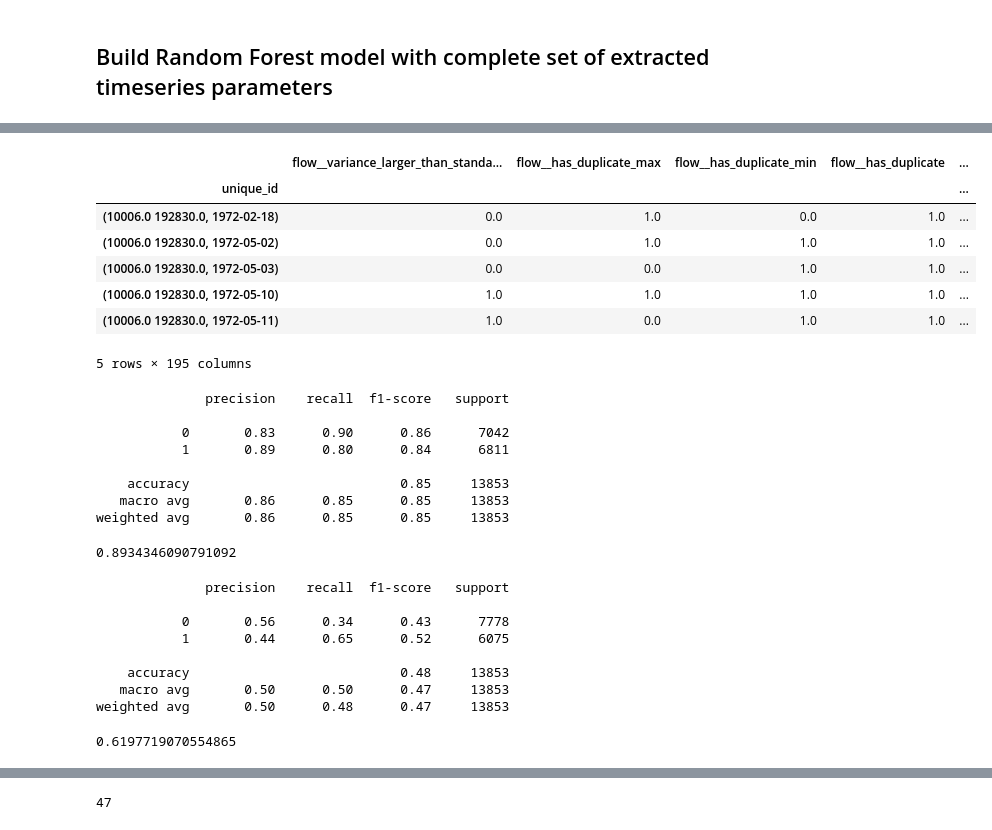
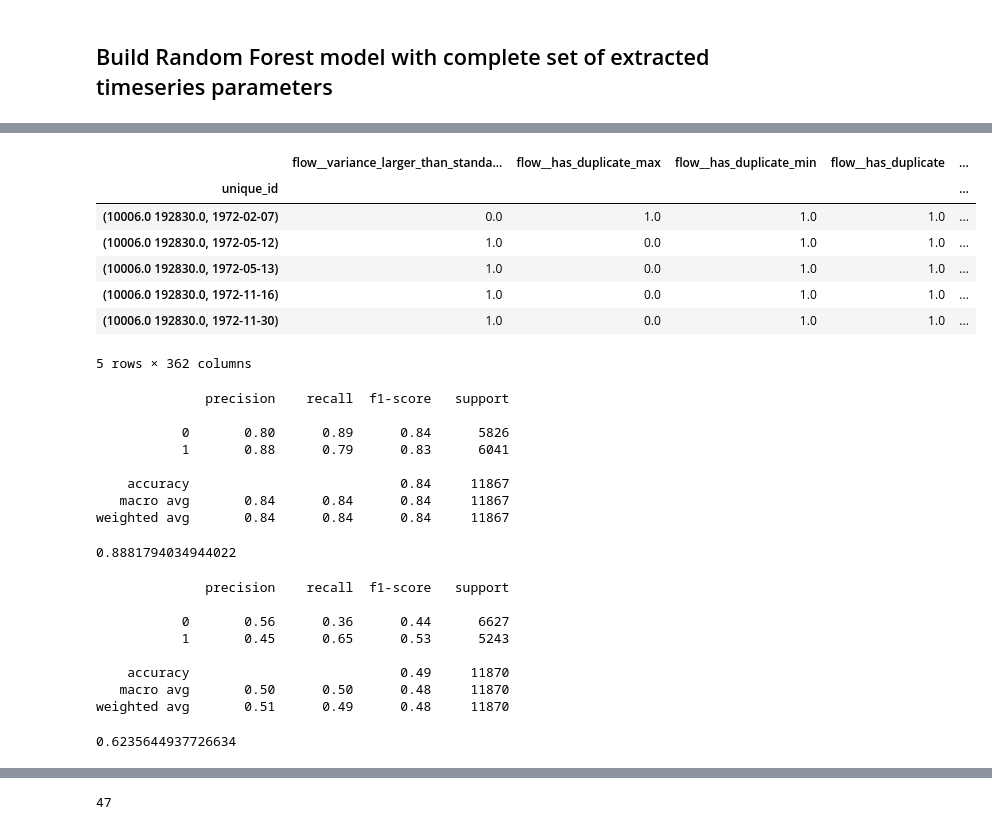
Before and after one commit to cbaggini/extreme-snowmelt-forecast, a Jupyter notebook: extreme-snowmelt-ts-params.ipynb, the cells around one changed output, grey strips where cells are left out. Saved outputs shown, nothing was run; the diff lists cells and outputs as text; code cells hidden in the pictures.

```diff
--- a/extreme-snowmelt-ts-params.ipynb
+++ b/extreme-snowmelt-ts-params.ipynb
@@ -42,6 +42,7 @@ def auc_pr_score(y_true, y_pred):
 auc_pr = make_scorer(auc_pr_score, greater_is_better=True)
 
 N_DAYS = 30
+TIME_LAG = 10
 # %% [markdown]
 ## Create rolled dataframe
 # %%
@@ -323,2 +322,22 @@ X_features_under_all.to_csv(
 # %% [markdown]
 ## Build Random Forest model with complete set of extracted timeseries parameters
+# %%
+import ast
+
+X_features_under_all = pd.read_csv(
+    '../df_extracted_all_nearmiss_' + str(N_DAYS) + '_dist_unique_' + str(TIME_LAG) + '.csv')
+
+all_data_clean = pd.read_csv('../all_data_clean.csv')
+
+### to get the binary labels for last day of rolled time series
+# all_data_clean['unique_id'] = list(zip(all_data_clean.site_id, all_data_clean.date))
+
+### to get the binary labels for n days after end of rolled time series
+all_data_clean['shifted_date'] = pd.to_datetime(
+    all_data_clean.date) + pd.Timedelta(days=TIME_LAG)
+all_data_clean['shifted_date'] = all_data_clean['shifted_date'].dt.strftime(
+    '%Y-%m-%d')
+all_data_clean['unique_id'] = list(
+    zip(all_data_clean.site_id, all_data_clean.shifted_date))
+all_data_clean = all_data_clean.dropna()
+all_data_clean.head()
@@ -325,34 +354,22 @@ X_features_under_all.to_csv(
 # %%
-import ast
-
-X_features_under_all = pd.read_csv(
-    '../df_extracted_all_nearmiss_' + str(N_DAYS) + '_dist_unique.csv')
-
-all_data_clean = pd.read_csv('../all_data_clean.csv')
-
-all_data_clean['unique_id'] = list(
-    zip(all_data_clean.site_id, all_data_clean.date))
-
-X_features_under_all['unique_id'] = X_features_under_all['Unnamed: 0'].apply(
-    ast.literal_eval)
 X_features_under_all = pd.merge(X_features_under_all, all_data_clean[[
     'binary', 'unique_id']], how='left', on='unique_id')
 X_features_under_all = X_features_under_all.set_index(
     X_features_under_all['unique_id'], drop=True)
 y_under = X_features_under_all['binary']
 X_features_under_filtered = X_features_under_all.dropna(axis=1)
 X_features_under_filtered = X_features_under_filtered.drop(
     columns=['unique_id', 'Unnamed: 0', 'binary'])
 X_features_under_filtered.head()
 # %% [output]
 |  | flow__variance_larger_than_standa... | flow__has_duplicate_max | flow__has_duplicate_min | flow__has_duplicate | ... |
 | unique_id |  |  |  |  | ... |
-| (10006.0 192830.0, 1972-02-18) | 0.0 | 1.0 | 0.0 | 1.0 | ... |
-| (10006.0 192830.0, 1972-05-02) | 0.0 | 1.0 | 1.0 | 1.0 | ... |
-| (10006.0 192830.0, 1972-05-03) | 0.0 | 0.0 | 1.0 | 1.0 | ... |
-| (10006.0 192830.0, 1972-05-10) | 1.0 | 1.0 | 1.0 | 1.0 | ... |
-| (10006.0 192830.0, 1972-05-11) | 1.0 | 0.0 | 1.0 | 1.0 | ... |
+| (10006.0 192830.0, 1972-02-07) | 0.0 | 1.0 | 1.0 | 1.0 | ... |
+| (10006.0 192830.0, 1972-05-12) | 1.0 | 0.0 | 1.0 | 1.0 | ... |
+| (10006.0 192830.0, 1972-05-13) | 1.0 | 0.0 | 1.0 | 1.0 | ... |
+| (10006.0 192830.0, 1972-11-16) | 1.0 | 0.0 | 1.0 | 1.0 | ... |
+| (10006.0 192830.0, 1972-11-30) | 1.0 | 0.0 | 1.0 | 1.0 | ... |
-5 rows × 195 columns
+5 rows × 362 columns
 # %%
 # split into train and test sets
 X_filtered_train, X_filtered_test, y_train, y_test = train_test_split(
@@ -365,13 +382,13 @@ auc_pr_score(y_test, classifier_filtered.predict(X_filtered_test))
 # %% [output]
               precision    recall  f1-score   support
 
-           0       0.83      0.90      0.86      7042
-           1       0.89      0.80      0.84      6811
+           0       0.80      0.89      0.84      5826
+           1       0.88      0.79      0.83      6041
 
-    accuracy                           0.85     13853
-   macro avg       0.86      0.85      0.85     13853
-weighted avg       0.86      0.85      0.85     13853
+    accuracy                           0.84     11867
+   macro avg       0.84      0.84      0.84     11867
+weighted avg       0.84      0.84      0.84     11867
-0.8934346090791092
+0.8881794034944022
 # %%
 # split into train and test sets by date
 X_filtered_sorted = X_features_under_filtered.sort_index(key=lambda d: d.map(lambda x: x[1]))
@@ -387,13 +404,13 @@ auc_pr_score(y_test, classifier_filtered.predict(X_filtered_test))
 # %% [output]
               precision    recall  f1-score   support
 
-           0       0.56      0.34      0.43      7778
-           1       0.44      0.65      0.52      6075
+           0       0.56      0.36      0.44      6627
+           1       0.45      0.65      0.53      5243
 
-    accuracy                           0.48     13853
-   macro avg       0.50      0.50      0.47     13853
-weighted avg       0.50      0.48      0.47     13853
+    accuracy                           0.49     11870
+   macro avg       0.50      0.50      0.48     11870
+weighted avg       0.51      0.49      0.48     11870
-0.6197719070554865
+0.6235644937726634
 # %%
 # split into training and test sets by site
 indx = X_features_under_filtered.index.unique()
```
Also changed, not shown: parts of 22 cells of this notebook, 1 other file.
